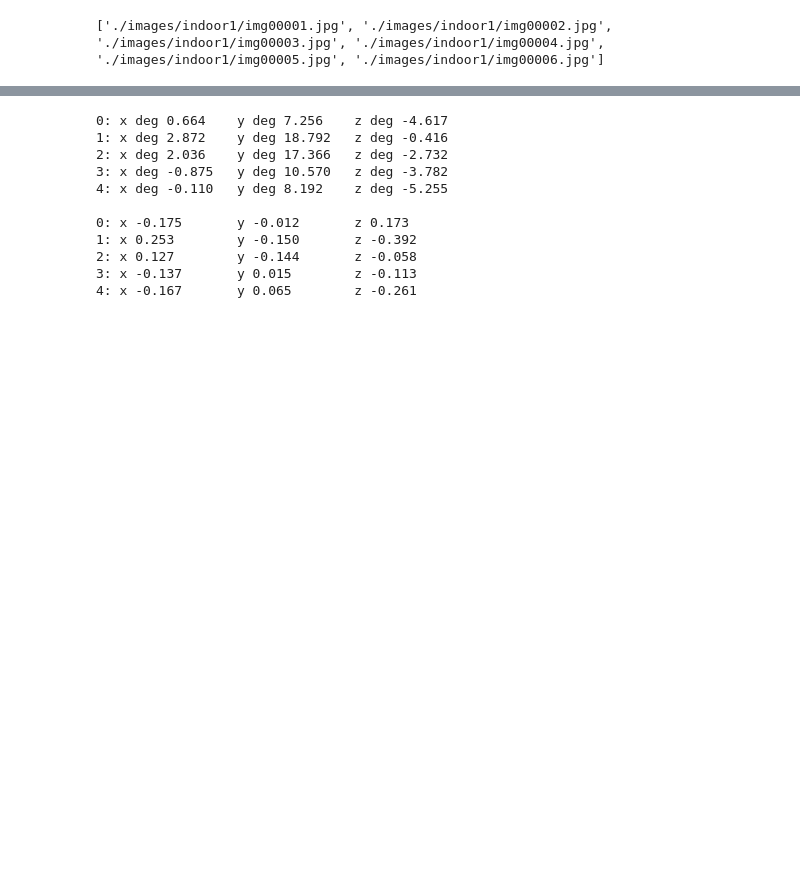
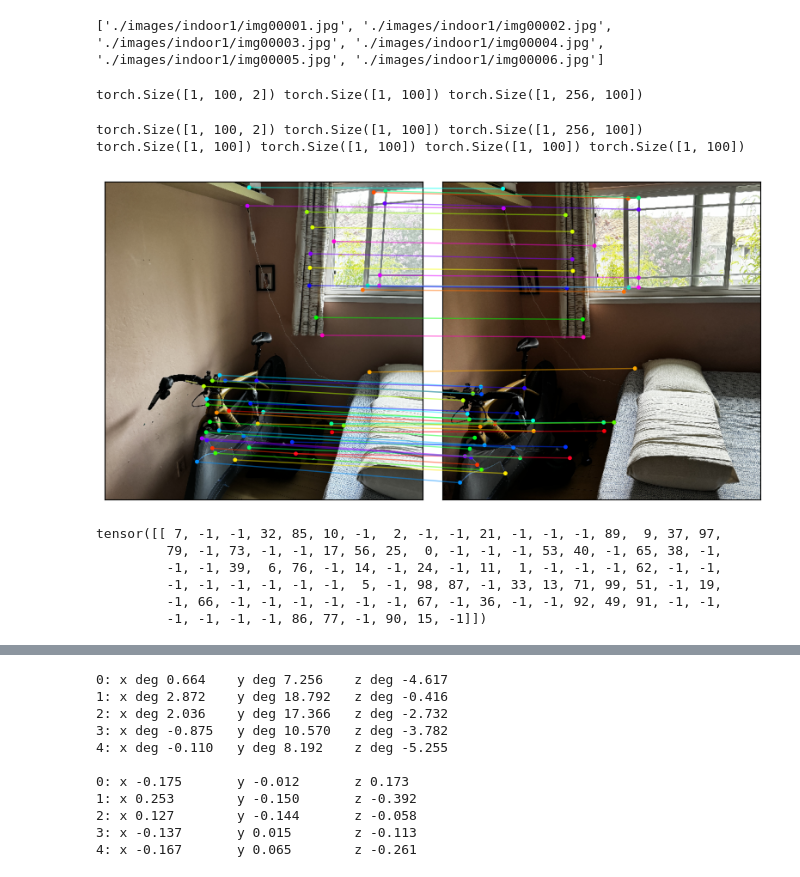
Before and after one commit to piyushmundhra/AutoNeRF, a Jupyter notebook: slam.ipynb, the cells around one changed output, grey strips where cells are left out. Drawn from its saved outputs; the diff is of its cells as text; code cells hidden in the pictures; blank space fills up the shorter version.

```diff
--- a/slam.ipynb
+++ b/slam.ipynb
@@ -22,6 +22,9 @@ depths = [slam.get_depth(image=x, model=model) for x in depth_inputs]
 from SuperGlue.models.superpoint import SuperPoint
 from SuperGlue.models.superglue import SuperGlue
 import torch
+# import coremltools as ct
+import warnings
+warnings.filterwarnings("ignore")
 
 superpoint = SuperPoint()
 superglue = SuperGlue()
@@ -35,11 +38,16 @@ superglue.eval()
 img0 = match_inputs[0]
 img1 = match_inputs[1]
 
-traced_superpoint = torch.jit.trace(superpoint, img0)
+traced_superpoint = torch.jit.trace(superpoint, img0).eval()
 
 kpts0, scores0, desc0 = superpoint(img0)
 kpts1, scores1, desc1 = superpoint(img1)
 
+print(kpts0.shape, scores0.shape, desc0.shape)
+
+
 example_inputs = (img0, img1, kpts0, kpts1, desc0, desc1, scores0, scores1)
 
-traced_superglue = torch.jit.trace(superglue, example_inputs)
+traced_superglue = torch.jit.trace(superglue, example_inputs).eval()
+# %% [output]
+torch.Size([1, 100, 2]) torch.Size([1, 100]) torch.Size([1, 256, 100])
@@ -45,0 +57,39 @@ traced_superglue = torch.jit.trace(superglue, example_inputs)
+# %%
+test_traced_superpoint = torch.jit.load("models/superpoint_traced.pt")
+test_traced_superglue = torch.jit.load("models/superglue_traced.pt")
+
+test_kpts0, test_scores0, test_desc0 = test_traced_superpoint(img0)
+test_kpts1, test_scores1, test_desc1 = test_traced_superpoint(img1)
+
+print(test_kpts0.shape, scores0.shape, desc0.shape)
+
+example_inputs = (img0, img1, test_kpts0, test_kpts1, test_desc0, test_desc1, test_scores0, test_scores1)
+
+test_idx0, test_idx1, test_mscores0, test_mscores1 = test_traced_superglue(img0=img0, img1=img1, kpts0=test_kpts0, kpts1=test_kpts1, desc0=test_desc0, desc1=test_desc1, scores0=test_scores0, scores1=test_scores1)
+
+pred = {}
+pred['keypoints0'] = test_kpts0
+pred['keypoints1'] = test_kpts1
+pred['matching_scores0'] = test_mscores0
+pred['matches0'] = test_idx0
+
+test_matches = [slam.postprocess_matches(pred)]
+test_images = [images[0], images[1]]
+test_idx = 0
+
+print(test_idx0.shape, test_idx1.shape, test_mscores0.shape, test_mscores1.shape)
+
+_ = slam.plot_matches(test_idx, test_images, test_matches)
+# %% [output]
+torch.Size([1, 100, 2]) torch.Size([1, 100]) torch.Size([1, 256, 100])
+torch.Size([1, 100]) torch.Size([1, 100]) torch.Size([1, 100]) torch.Size([1, 100])
+[figure, added]
+# %%
+print(test_idx0)
+# %% [output]
+tensor([[ 7, -1, -1, 32, 85, 10, -1,  2, -1, -1, 21, -1, -1, -1, 89,  9, 37, 97,
+         79, -1, 73, -1, -1, 17, 56, 25,  0, -1, -1, -1, 53, 40, -1, 65, 38, -1,
+         -1, -1, 39,  6, 76, -1, 14, -1, 24, -1, 11,  1, -1, -1, -1, 62, -1, -1,
+         -1, -1, -1, -1, -1, -1,  5, -1, 98, 87, -1, 33, 13, 71, 99, 51, -1, 19,
+         -1, 66, -1, -1, -1, -1, -1, -1, 67, -1, 36, -1, -1, 92, 49, 91, -1, -1,
+         -1, -1, -1, -1, 86, 77, -1, 90, 15, -1]])
```
Also changed, not shown: parts of 3 cells of this notebook, 7 other files.
